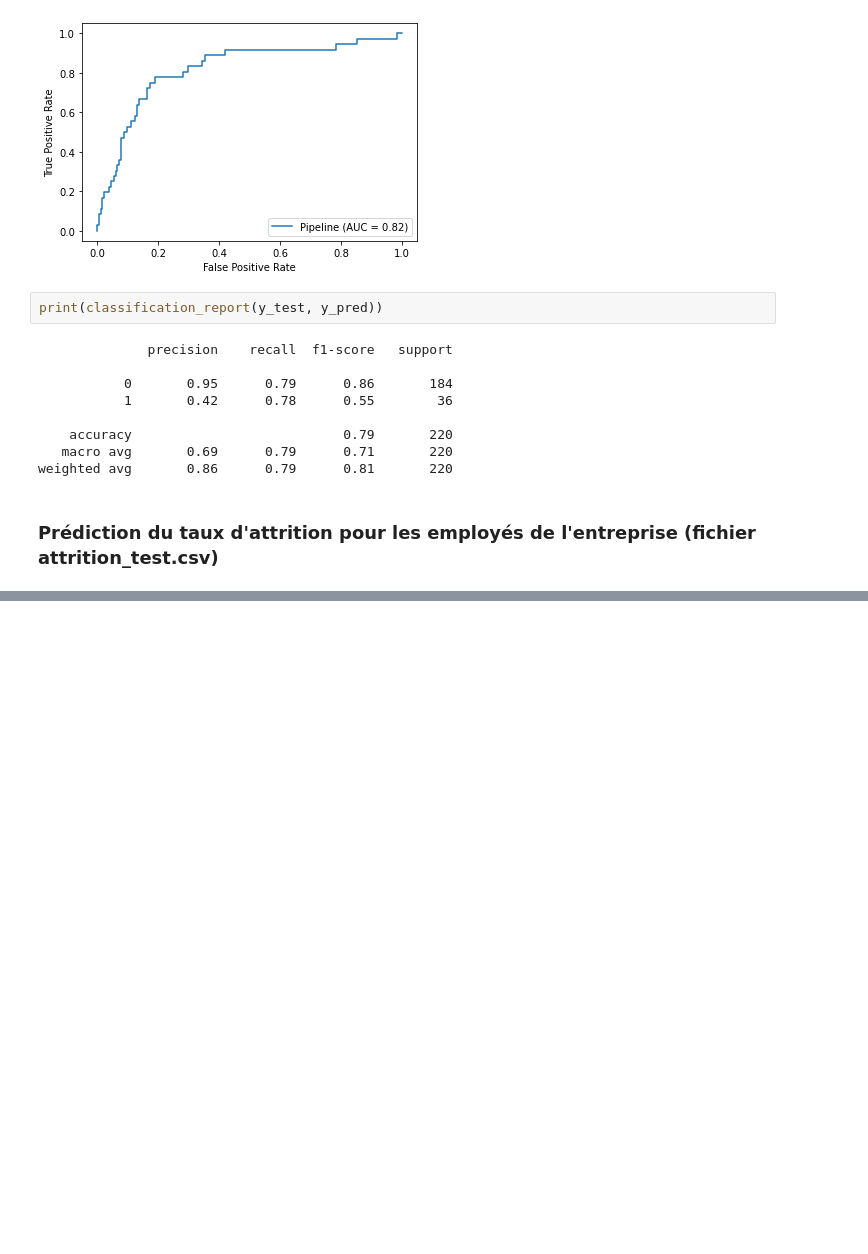
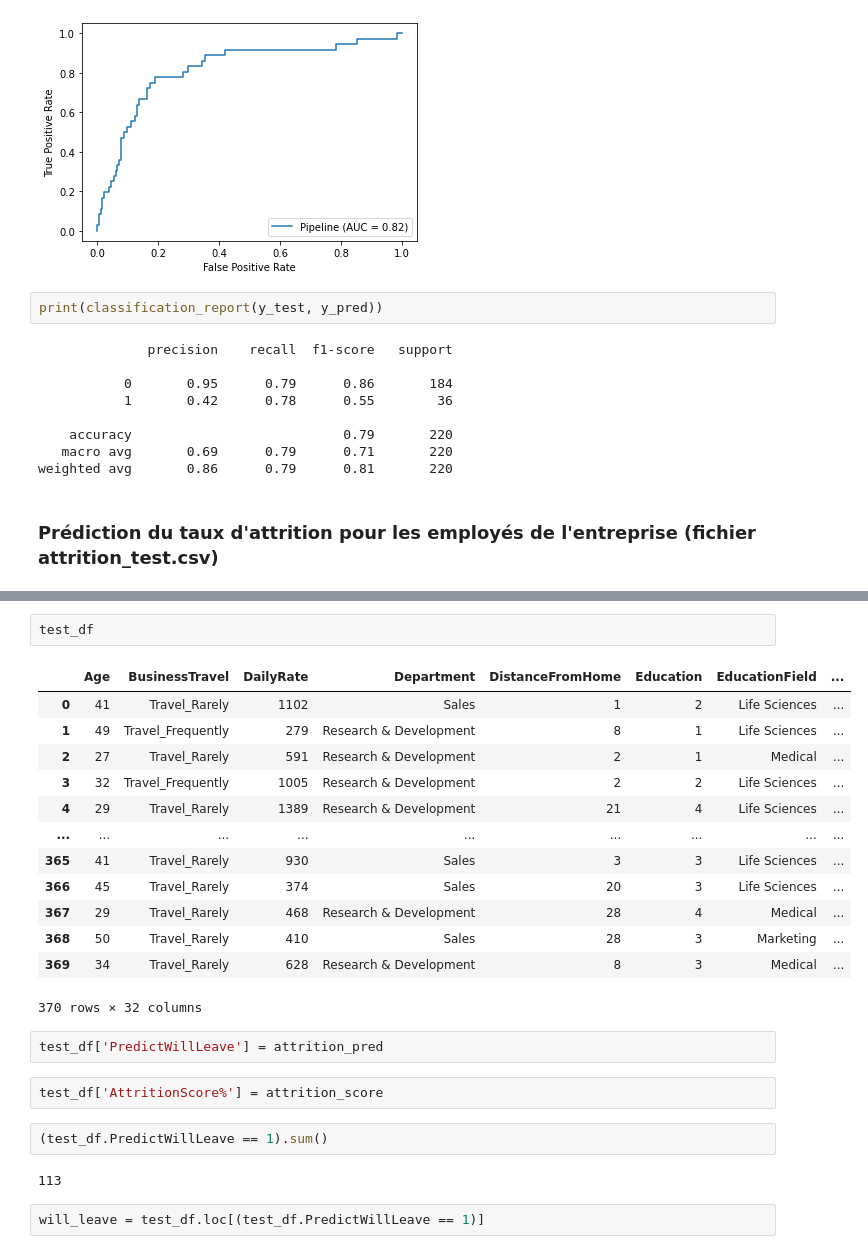
Before and after one commit to ATelders/turn_over, a Jupyter notebook: notebooks/2021-04-14-at-cs-logistic_regression.ipynb, the cells around one changed output, grey strips where cells are left out. Drawn from its saved outputs; the diff is of its cells as text; blank space fills up the shorter version.

```diff
--- a/notebooks/2021-04-14-at-cs-logistic_regression.ipynb
+++ b/notebooks/2021-04-14-at-cs-logistic_regression.ipynb
@@ -505,0 +579,26 @@ Average Recall scores: 0.668
+# %%
+test_df
+# %% [output]
+|  | Age | BusinessTravel | DailyRate | Department | DistanceFromHome | Education | EducationField | ... |
+| 0 | 41 | Travel_Rarely | 1102 | Sales | 1 | 2 | Life Sciences | ... |
+| 1 | 49 | Travel_Frequently | 279 | Research & Development | 8 | 1 | Life Sciences | ... |
+| 2 | 27 | Travel_Rarely | 591 | Research & Development | 2 | 1 | Medical | ... |
+| 3 | 32 | Travel_Frequently | 1005 | Research & Development | 2 | 2 | Life Sciences | ... |
+| 4 | 29 | Travel_Rarely | 1389 | Research & Development | 21 | 4 | Life Sciences | ... |
+| ... | ... | ... | ... | ... | ... | ... | ... | ... |
+| 365 | 41 | Travel_Rarely | 930 | Sales | 3 | 3 | Life Sciences | ... |
+| 366 | 45 | Travel_Rarely | 374 | Sales | 20 | 3 | Life Sciences | ... |
+| 367 | 29 | Travel_Rarely | 468 | Research & Development | 28 | 4 | Medical | ... |
+| 368 | 50 | Travel_Rarely | 410 | Sales | 28 | 3 | Marketing | ... |
+| 369 | 34 | Travel_Rarely | 628 | Research & Development | 8 | 3 | Medical | ... |
+370 rows × 32 columns
+# %%
+test_df['PredictWillLeave'] = attrition_pred
+# %%
+test_df['AttritionScore%'] = attrition_score
+# %%
+(test_df.PredictWillLeave == 1).sum()
+# %% [output]
+113
+# %%
+will_leave = test_df.loc[(test_df.PredictWillLeave == 1)]
```
Also changed, not shown: parts of 29 cells of this notebook, 14 other files.
